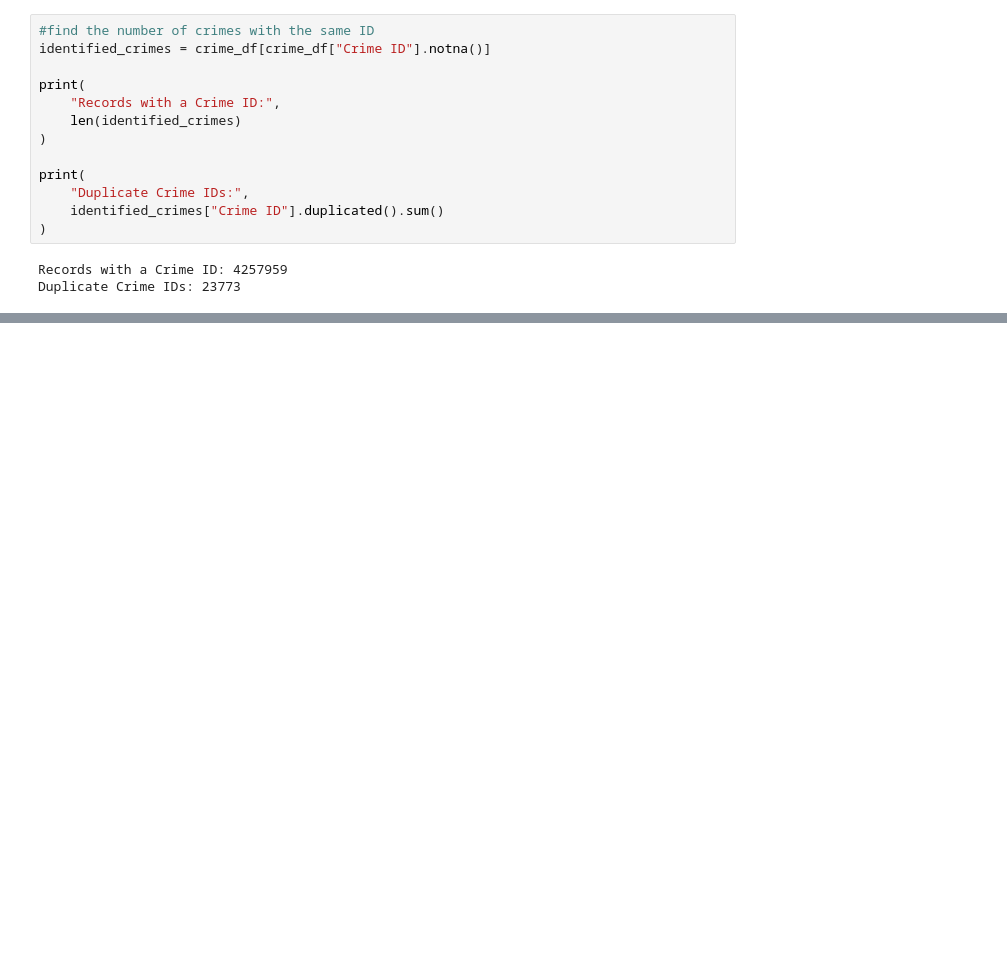
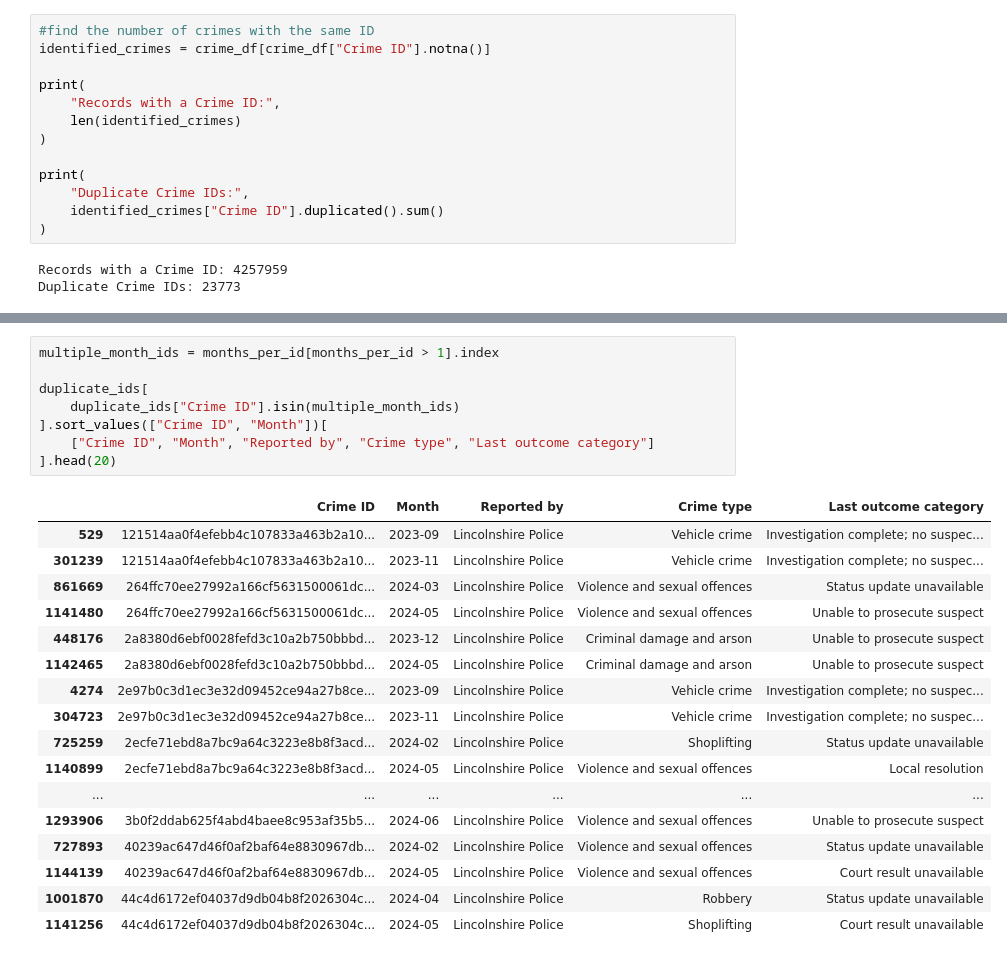
Before and after one commit to j4ckg59/UK-Police-Crime-Data-Engineering-Project, a Jupyter notebook: data_pipeline.ipynb, the cells around one changed output, grey strips where cells are left out. Saved outputs shown, nothing was run; the diff lists cells and outputs as text; blank space fills up the shorter version.

```diff
--- a/data_pipeline.ipynb
+++ b/data_pipeline.ipynb
@@ -272,0 +353,26 @@ duplicate_ids.sort_values("Crime ID").head(10)
+# %%
+multiple_month_ids = months_per_id[months_per_id > 1].index
+
+duplicate_ids[
+    duplicate_ids["Crime ID"].isin(multiple_month_ids)
+].sort_values(["Crime ID", "Month"])[
+    ["Crime ID", "Month", "Reported by", "Crime type", "Last outcome category"]
+].head(20)
+# %% [output]
+|  | Crime ID | Month | Reported by | Crime type | Last outcome category |
+| 529 | 121514aa0f4efebb4c107833a463b2a10... | 2023-09 | Lincolnshire Police | Vehicle crime | Investigation complete; no suspec... |
+| 301239 | 121514aa0f4efebb4c107833a463b2a10... | 2023-11 | Lincolnshire Police | Vehicle crime | Investigation complete; no suspec... |
+| 861669 | 264ffc70ee27992a166cf5631500061dc... | 2024-03 | Lincolnshire Police | Violence and sexual offences | Status update unavailable |
+| 1141480 | 264ffc70ee27992a166cf5631500061dc... | 2024-05 | Lincolnshire Police | Violence and sexual offences | Unable to prosecute suspect |
+| 448176 | 2a8380d6ebf0028fefd3c10a2b750bbbd... | 2023-12 | Lincolnshire Police | Criminal damage and arson | Unable to prosecute suspect |
+| 1142465 | 2a8380d6ebf0028fefd3c10a2b750bbbd... | 2024-05 | Lincolnshire Police | Criminal damage and arson | Unable to prosecute suspect |
+| 4274 | 2e97b0c3d1ec3e32d09452ce94a27b8ce... | 2023-09 | Lincolnshire Police | Vehicle crime | Investigation complete; no suspec... |
+| 304723 | 2e97b0c3d1ec3e32d09452ce94a27b8ce... | 2023-11 | Lincolnshire Police | Vehicle crime | Investigation complete; no suspec... |
+| 725259 | 2ecfe71ebd8a7bc9a64c3223e8b8f3acd... | 2024-02 | Lincolnshire Police | Shoplifting | Status update unavailable |
+| 1140899 | 2ecfe71ebd8a7bc9a64c3223e8b8f3acd... | 2024-05 | Lincolnshire Police | Violence and sexual offences | Local resolution |
+| ... | ... | ... | ... | ... | ... |
+| 1293906 | 3b0f2ddab625f4abd4baee8c953af35b5... | 2024-06 | Lincolnshire Police | Violence and sexual offences | Unable to prosecute suspect |
+| 727893 | 40239ac647d46f0af2baf64e8830967db... | 2024-02 | Lincolnshire Police | Violence and sexual offences | Status update unavailable |
+| 1144139 | 40239ac647d46f0af2baf64e8830967db... | 2024-05 | Lincolnshire Police | Violence and sexual offences | Court result unavailable |
+| 1001870 | 44c4d6172ef04037d9db04b8f2026304c... | 2024-04 | Lincolnshire Police | Robbery | Status update unavailable |
+| 1141256 | 44c4d6172ef04037d9db04b8f2026304c... | 2024-05 | Lincolnshire Police | Shoplifting | Court result unavailable |
```
Also changed, not shown: parts of 17 cells of this notebook.
